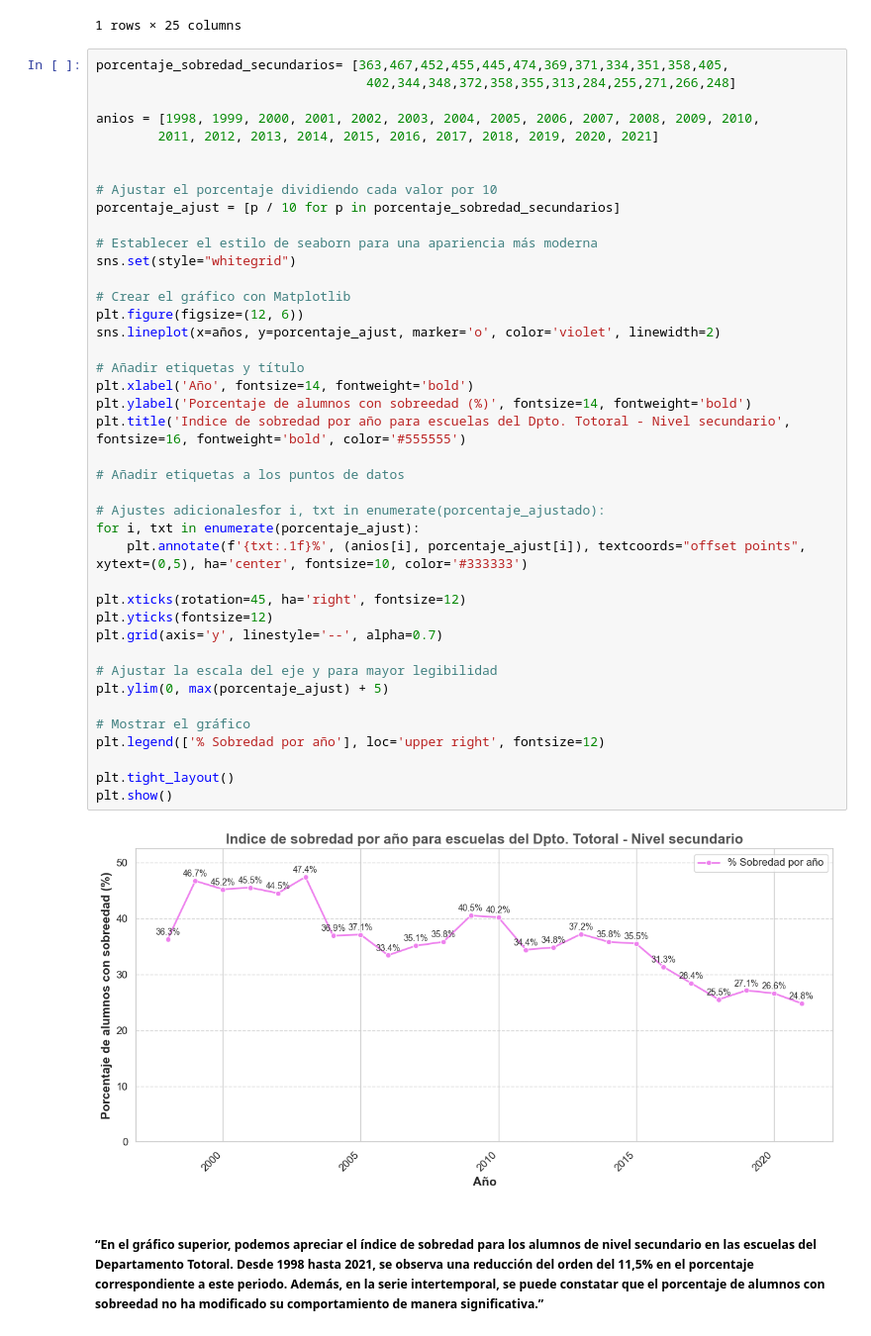
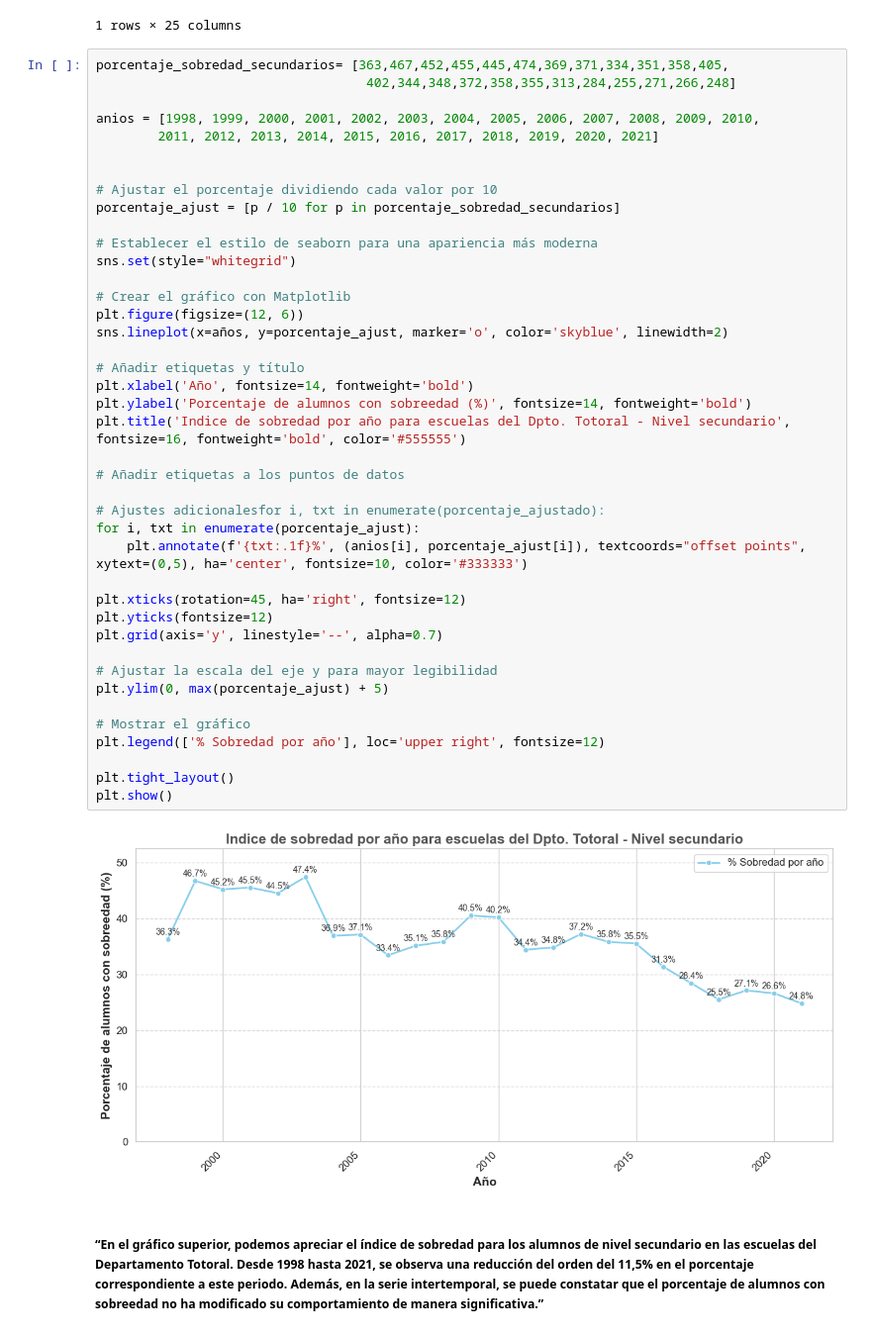
Before and after one commit to RenzoReyna88/Python-for-dataanalysis, a Jupyter notebook: investigacion-sistema-educativo-Cba/data.ipynb, the cells around one changed output. Shown at 99% size. Cells and saved outputs as stored; diff of their text form.

```diff
--- a/investigacion-sistema-educativo-Cba/data.ipynb
+++ b/investigacion-sistema-educativo-Cba/data.ipynb
@@ -1057,34 +1057,34 @@ porcentaje_ajust = [p / 10 for p in porcentaje_sobredad_secundarios]
 # Establecer el estilo de seaborn para una apariencia más moderna
 sns.set(style="whitegrid")
 
 # Crear el gráfico con Matplotlib
 plt.figure(figsize=(12, 6))
-sns.lineplot(x=años, y=porcentaje_ajust, marker='o', color='violet', linewidth=2)
+sns.lineplot(x=años, y=porcentaje_ajust, marker='o', color='skyblue', linewidth=2)
 
 # Añadir etiquetas y título
 plt.xlabel('Año', fontsize=14, fontweight='bold')
 plt.ylabel('Porcentaje de alumnos con sobreedad (%)', fontsize=14, fontweight='bold')
 plt.title('Indice de sobredad por año para escuelas del Dpto. Totoral - Nivel secundario', fontsize=16, fontweight='bold', color='#555555')
 
 # Añadir etiquetas a los puntos de datos
 
 # Ajustes adicionalesfor i, txt in enumerate(porcentaje_ajustado):
 for i, txt in enumerate(porcentaje_ajust):
     plt.annotate(f'{txt:.1f}%', (anios[i], porcentaje_ajust[i]), textcoords="offset points", xytext=(0,5), ha='center', fontsize=10, color='#333333')
 
 plt.xticks(rotation=45, ha='right', fontsize=12)
 plt.yticks(fontsize=12)
 plt.grid(axis='y', linestyle='--', alpha=0.7)
 
 # Ajustar la escala del eje y para mayor legibilidad
 plt.ylim(0, max(porcentaje_ajust) + 5)
 
 # Mostrar el gráfico
 plt.legend(['% Sobredad por año'], loc='upper right', fontsize=12)
 
 plt.tight_layout()
 plt.show()
 # %% [output]
-[figure, old version]
+[figure, new version]
 # %% [markdown]
 ##### “En el gráfico superior, podemos apreciar el índice de sobredad para los alumnos de nivel secundario en las escuelas del Departamento Totoral. Desde 1998 hasta 2021, se observa una reducción del orden del 11,5% en el porcentaje correspondiente a este periodo. Además, en la serie intertemporal, se puede constatar que el porcentaje de alumnos con sobreedad no ha modificado su comportamiento de manera significativa.”
```
Also changed, not shown: parts of 2 cells of this notebook.
